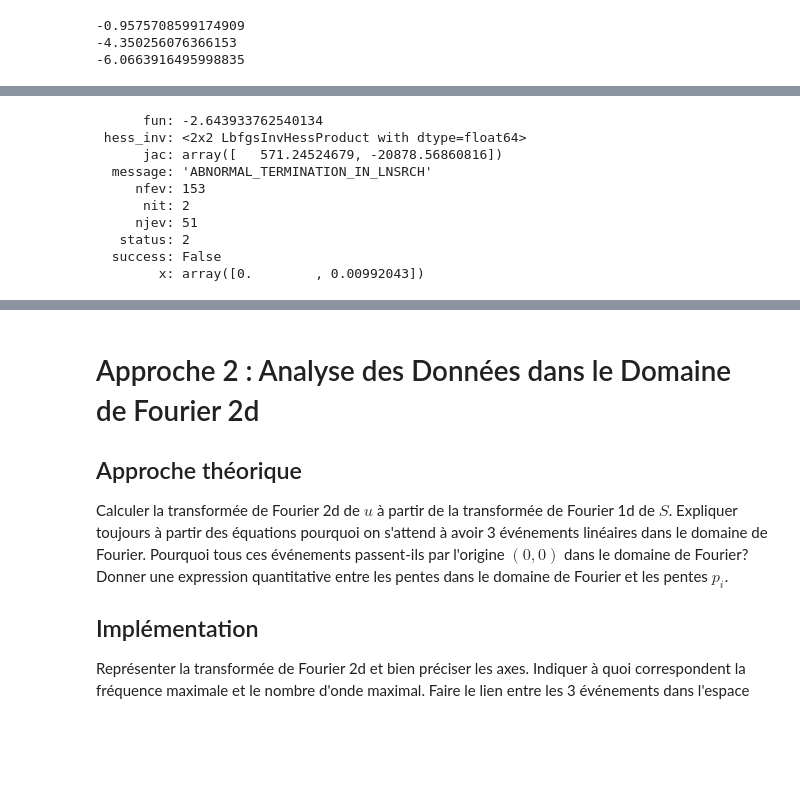
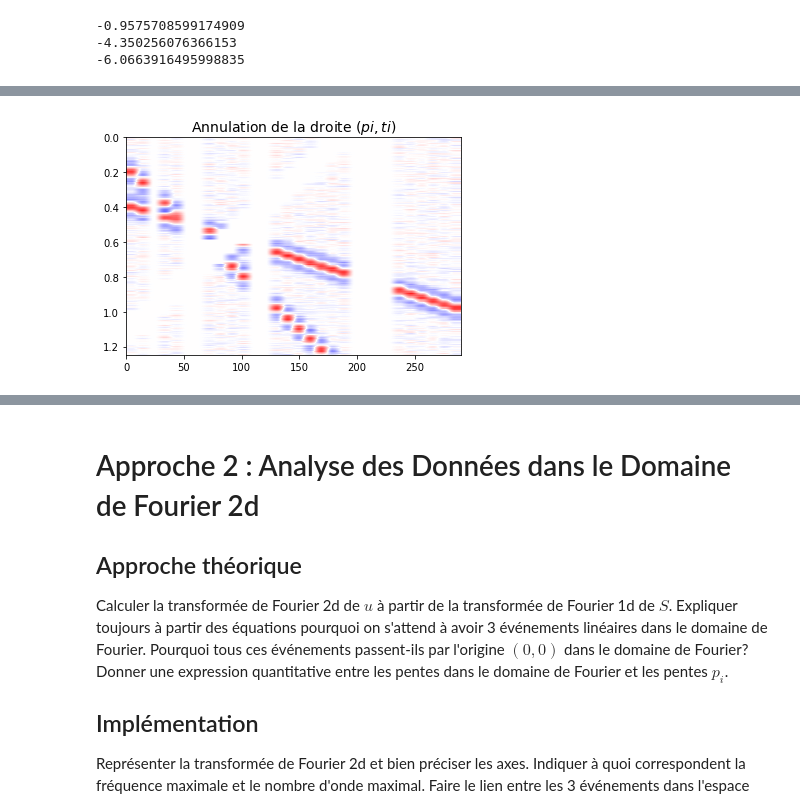
Before and after one commit to 21pili/tds, a Jupyter notebook: mini_projet_groupe1.ipynb, the cells around one changed output, grey strips where cells are left out. Cells and saved outputs as stored; diff of their text form; code cells hidden in the pictures; blank space fills up the shorter version.

```diff
--- a/mini_projet_groupe1.ipynb
+++ b/mini_projet_groupe1.ipynb
@@ -342,4 +354,23 @@ print(F((at[t_p3],p3)))
 -0.9575708599174909
 -4.350256076366153
 -6.0663916495998835
+# %%
+# Annulation d'une droite
+# Supposons avoir trouvé une droite pertinente. et donc un couple (t,p)
+
+def cancel(ti,pi,eps):
+    data = gpanel.copy()
+    for x in ax:
+        for t in at:
+            if abs(t-(ti - pi*x)) < eps:
+                data[int(t/dt),int(x/dx)] = 0
+    vmax = np.max(np.abs(data))
+    plt.imshow(data,extent=[ax[0],ax[-1],at[-1],at[0]],aspect='auto')
+    plt.title(r"Annulation de la droite $({pi},{ti})$", fontsize = labelsize)
+    av.set_ylabel("Time (s)", fontsize = labelsize)
+    av.set_xlabel("Position x (m)", fontsize = labelsize)
+    av.tick_params(axis='both', which='major', labelsize=labelsize)
+    plt.clim([-vmax,vmax])
+    plt.set_cmap('bwr')
+    plt.show()
 # %%
@@ -384,14 +400,6 @@ minimize(F,(at[t_p3],p3), bounds = ((0,1.2),(-0.01,0.01)))
-# %%
-minimize(F,(0,0), bounds = ((0,1.2),(-0.01,0.01)))
-# %% [output]
-      fun: -2.643933762540134
- hess_inv: <2x2 LbfgsInvHessProduct with dtype=float64>
-      jac: array([   571.24524679, -20878.56860816])
-  message: 'ABNORMAL_TERMINATION_IN_LNSRCH'
-     nfev: 153
-      nit: 2
-     njev: 51
-   status: 2
-  success: False
-        x: array([0.        , 0.00992043])
+# %%
+cancel(1.0937,0.0058333,0.1)
+t2, p2 = (1.0937,0.0058333)
+# %% [output]
+[figure, added]
 # %%
```
Also changed, not shown: parts of 10 cells of this notebook.
